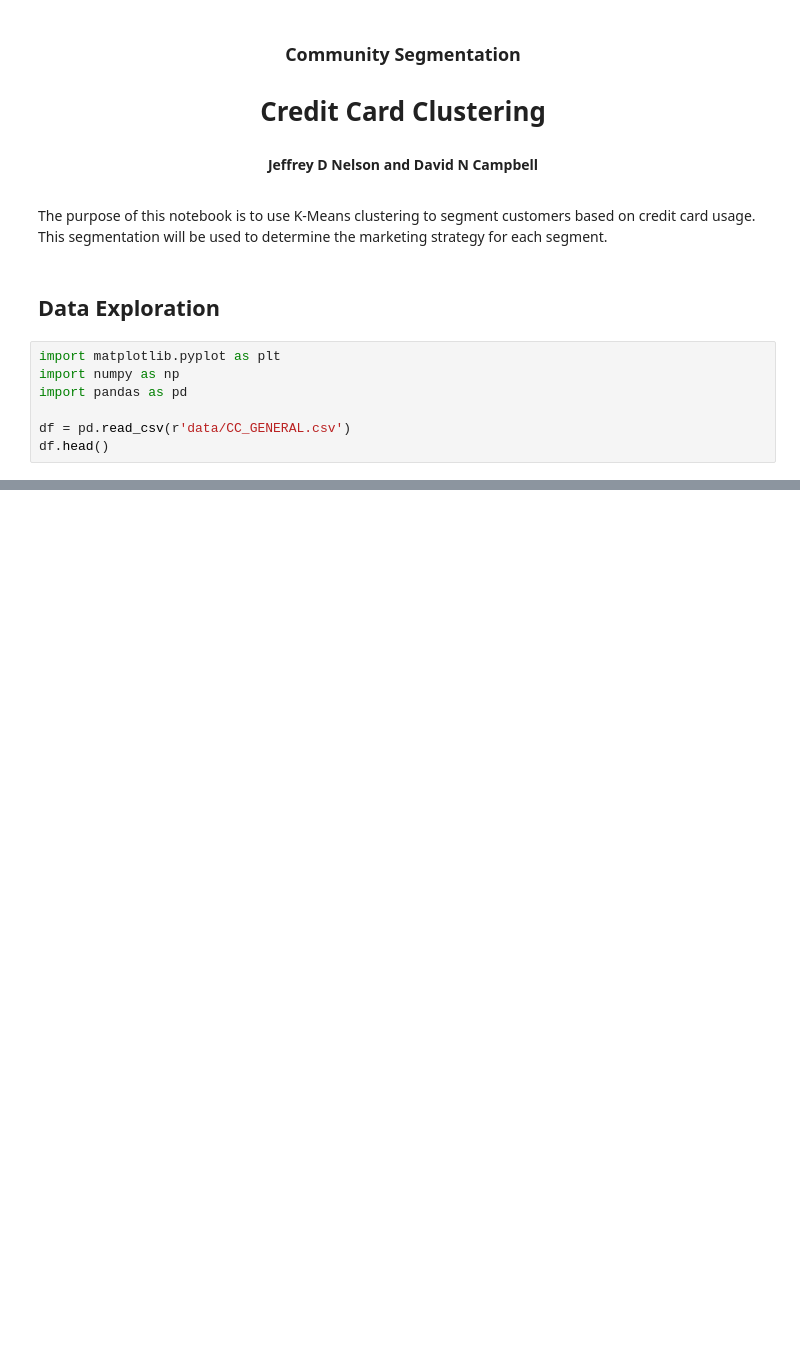
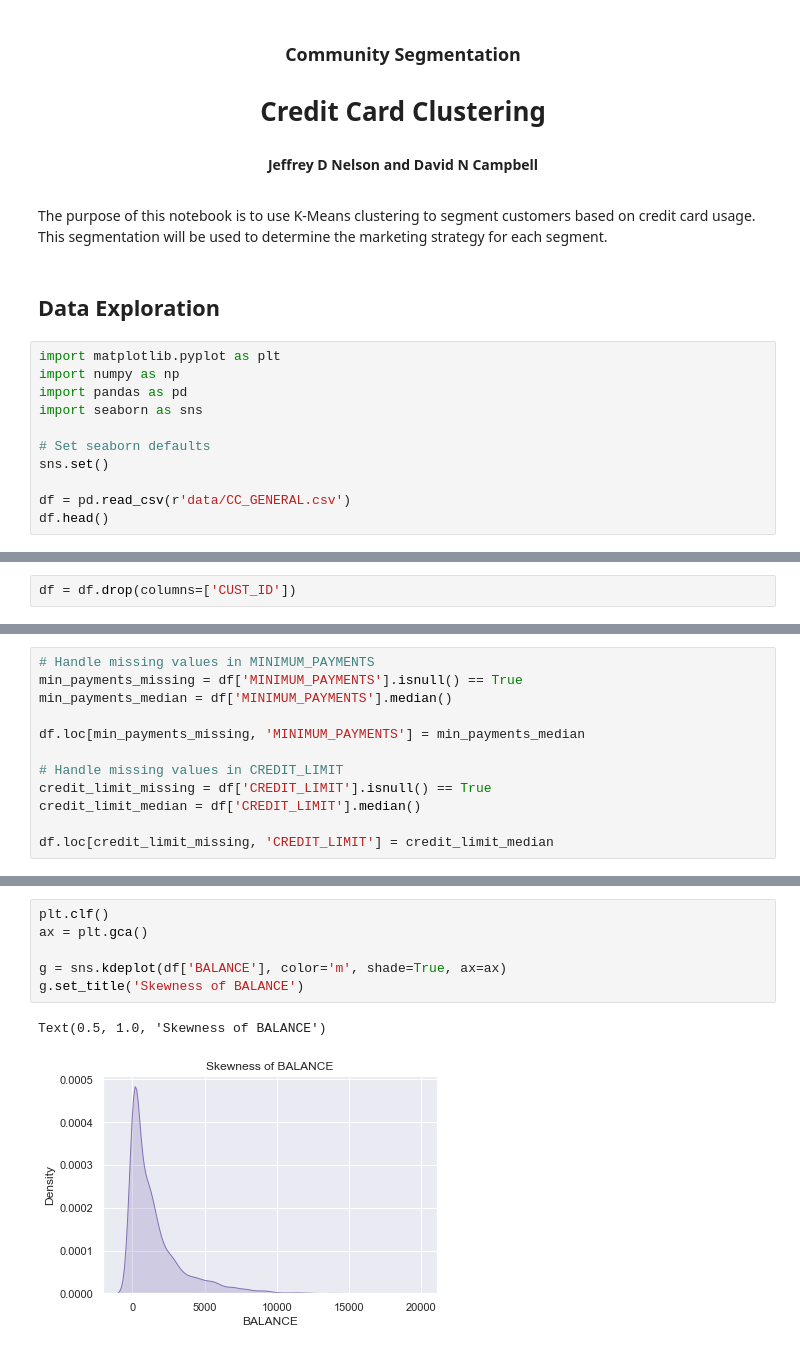
Before and after one commit to jdn5126/CommunitySegmentation, a Jupyter notebook: CreditCardClustering.ipynb, the cells around one changed output, grey strips where cells are left out. Drawn from its saved outputs; the diff is of its cells as text; blank space fills up the shorter version.

Commit message:
progress on CreditCard notebook

```diff
--- a/CreditCardClustering.ipynb
+++ b/CreditCardClustering.ipynb
@@ -10,6 +10,10 @@ The purpose of this notebook is to use K-Means clustering to segment customers b
 import matplotlib.pyplot as plt
 import numpy as np
 import pandas as pd
+import seaborn as sns
+
+# Set seaborn defaults
+sns.set()
 
 df = pd.read_csv(r'data/CC_GENERAL.csv')
 df.head()
@@ -40,0 +45,2 @@ df.describe()
+# %%
+df = df.drop(columns=['CUST_ID'])
@@ -40,0 +58,12 @@ df.describe()
+# %%
+# Handle missing values in MINIMUM_PAYMENTS
+min_payments_missing = df['MINIMUM_PAYMENTS'].isnull() == True
+min_payments_median = df['MINIMUM_PAYMENTS'].median()
+
+df.loc[min_payments_missing, 'MINIMUM_PAYMENTS'] = min_payments_median
+
+# Handle missing values in CREDIT_LIMIT
+credit_limit_missing = df['CREDIT_LIMIT'].isnull() == True
+credit_limit_median = df['CREDIT_LIMIT'].median()
+
+df.loc[credit_limit_missing, 'CREDIT_LIMIT'] = credit_limit_median
@@ -40,0 +83,9 @@ df.describe()
+# %%
+plt.clf()
+ax = plt.gca()
+
+g = sns.kdeplot(df['BALANCE'], color='m', shade=True, ax=ax)
+g.set_title('Skewness of BALANCE')
+# %% [output]
+Text(0.5, 1.0, 'Skewness of BALANCE')
+[figure, added]
```
Also changed, not shown: parts of 24 cells of this notebook.
